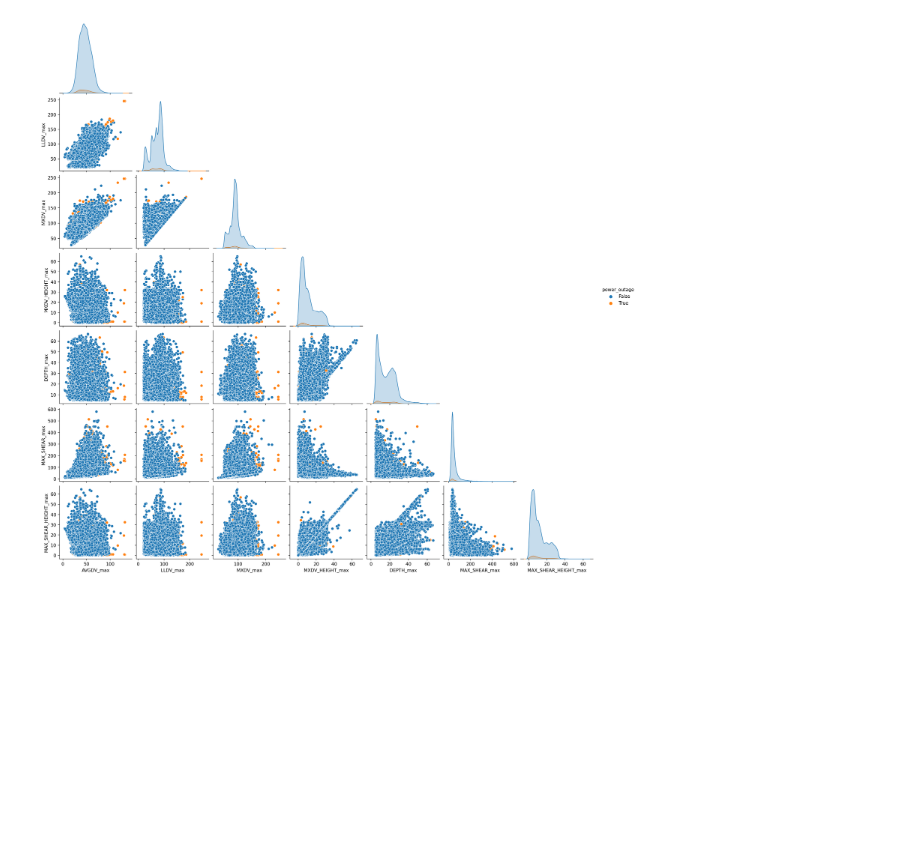
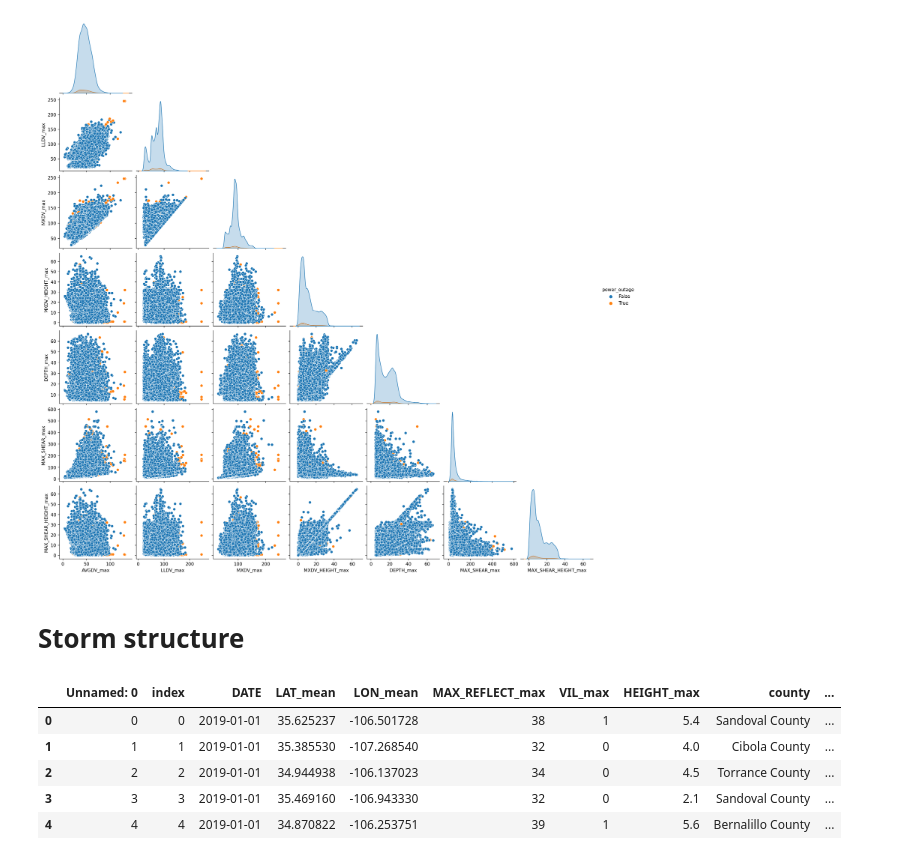
Before and after one commit to amourayuba/Power-Outage-Prediction, a Jupyter notebook: codes/exploratory_data_exploration_tornados.ipynb, the cells around one changed output. Saved outputs shown, nothing was run; the diff lists cells and outputs as text; code cells hidden in the pictures; blank space fills up the shorter version.

```diff
--- a/codes/exploratory_data_exploration_tornados.ipynb
+++ b/codes/exploratory_data_exploration_tornados.ipynb
@@ -191,3 +191,5 @@ sns.pairplot(tornados, x_vars=['AVGDV_max', 'LLDV_max', 'MXDV_max', 'MXDV_HEIGHT
 # %% [output]
 <seaborn.axisgrid.PairGrid at 0x...>
 [figure]
+# %% [markdown]
+# Storm structure
@@ -193,0 +198,9 @@ sns.pairplot(tornados, x_vars=['AVGDV_max', 'LLDV_max', 'MXDV_max', 'MXDV_HEIGHT
+# %%
+storm.head()
+# %% [output]
+|  | Unnamed: 0 | index | DATE | LAT_mean | LON_mean | MAX_REFLECT_max | VIL_max | HEIGHT_max | county | ... |
+| 0 | 0 | 0 | 2019-01-01 | 35.625237 | -106.501728 | 38 | 1 | 5.4 | Sandoval County | ... |
+| 1 | 1 | 1 | 2019-01-01 | 35.385530 | -107.268540 | 32 | 0 | 4.0 | Cibola County | ... |
+| 2 | 2 | 2 | 2019-01-01 | 34.944938 | -106.137023 | 34 | 0 | 4.5 | Torrance County | ... |
+| 3 | 3 | 3 | 2019-01-01 | 35.469160 | -106.943330 | 32 | 0 | 2.1 | Sandoval County | ... |
+| 4 | 4 | 4 | 2019-01-01 | 34.870822 | -106.253751 | 39 | 1 | 5.6 | Bernalillo County | ... |
```
Also changed, not shown: parts of 8 cells of this notebook.
